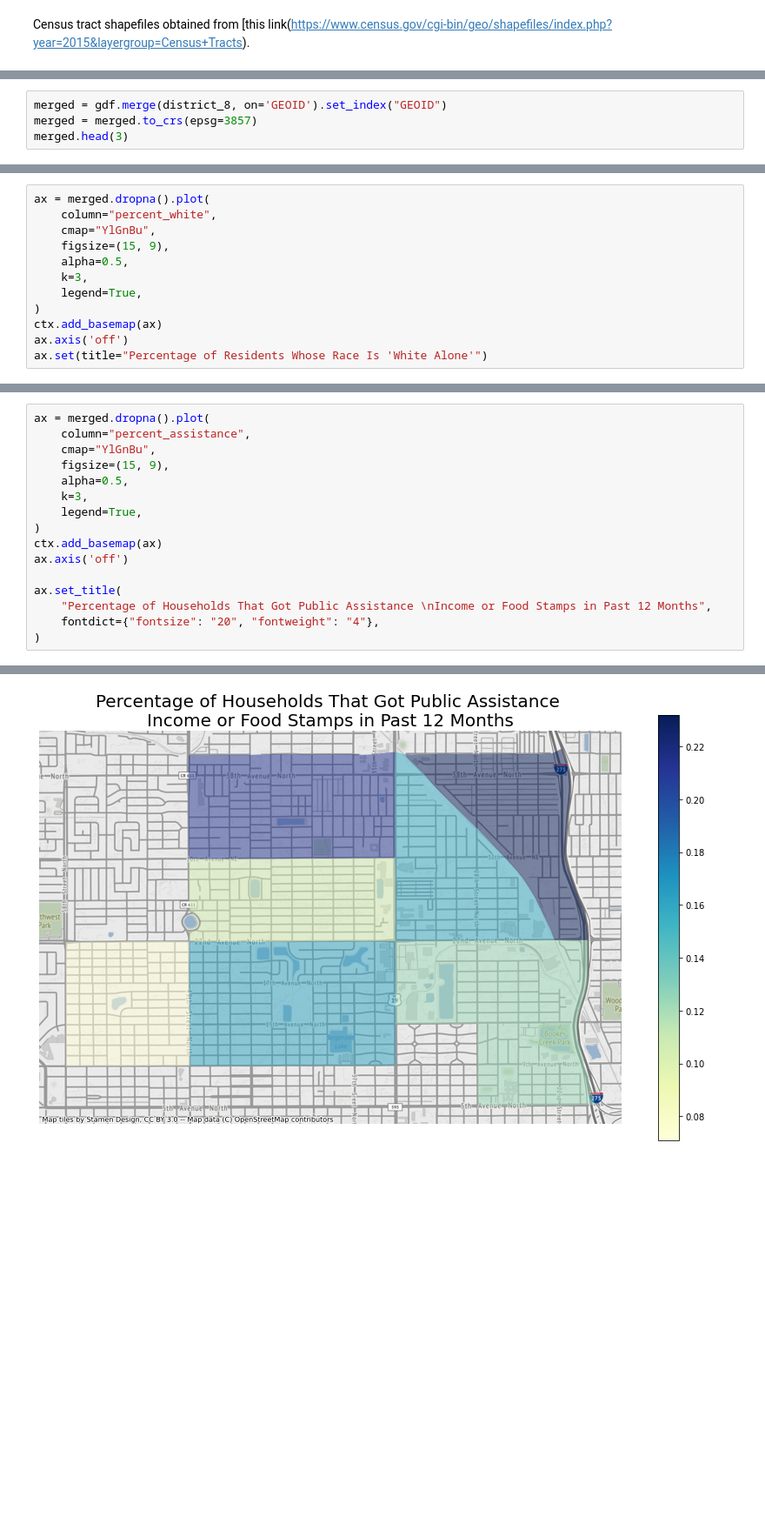
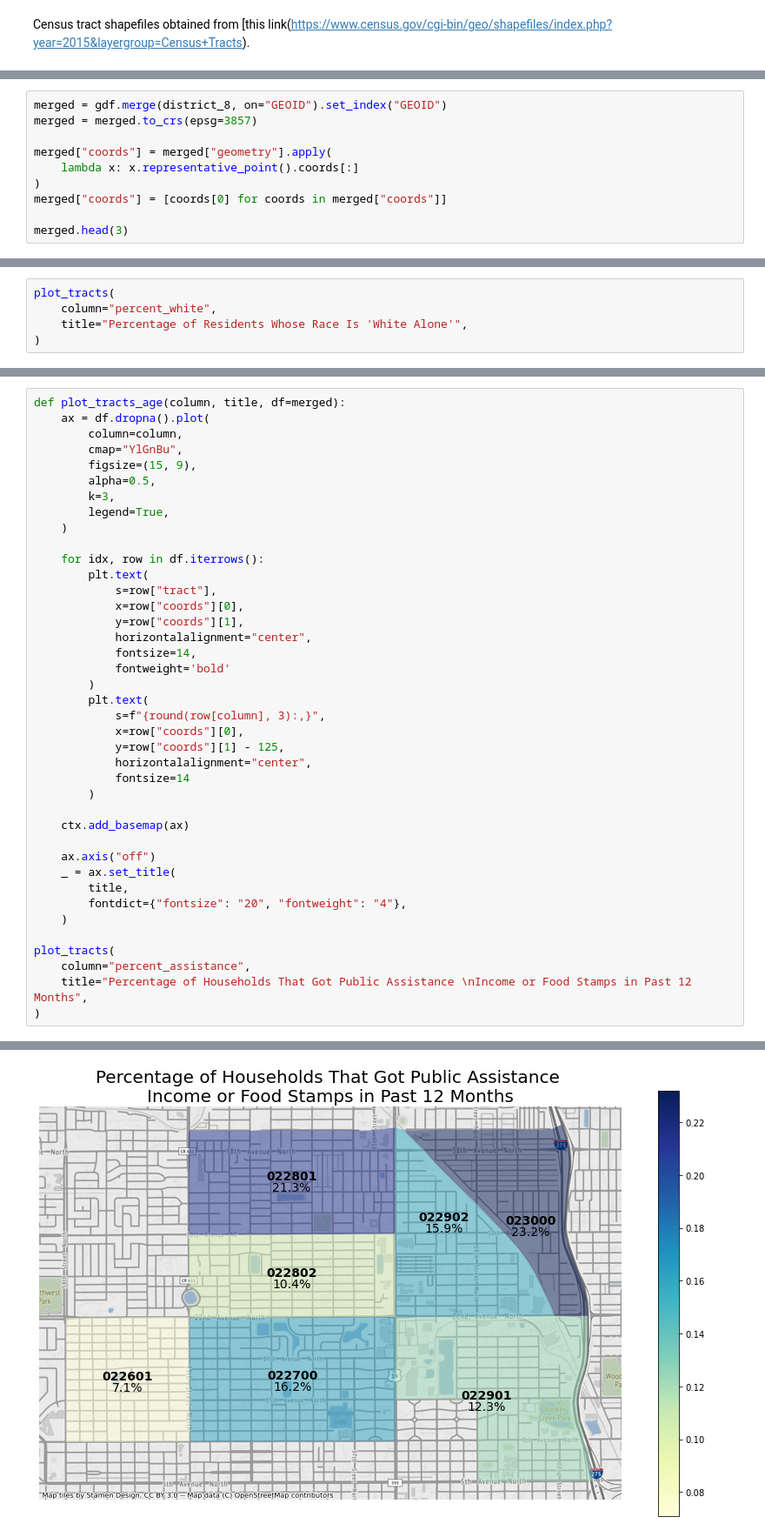
Before and after one commit to james-trimarco/district_8_demographics, a Jupyter notebook: District_8_demographics.ipynb, the cells around one changed output, grey strips where cells are left out. Shown at 87% size. Saved outputs shown, nothing was run; the diff lists cells and outputs as text; blank space fills up the shorter version.

```diff
--- a/District_8_demographics.ipynb
+++ b/District_8_demographics.ipynb
@@ -171,8 +172,14 @@ gdf[cond_dist_8].head(3)
 | 1466 | 12103022700 | POLYGON ((-82.69999 27.78817, -82... |
 | 1469 | 12103022802 | POLYGON ((-82.70004 27.79909, -82... |
 # %%
-merged = gdf.merge(district_8, on='GEOID').set_index("GEOID")
+merged = gdf.merge(district_8, on="GEOID").set_index("GEOID")
 merged = merged.to_crs(epsg=3857)
+
+merged["coords"] = merged["geometry"].apply(
+    lambda x: x.representative_point().coords[:]
+)
+merged["coords"] = [coords[0] for coords in merged["coords"]]
+
 merged.head(3)
 # %% [output]
 |  | geometry | index | B25001_001E | B01002_001E | B25001_001M | B02001_001E | B02001_002E | B02001_003E | ... |
@@ -221,13 +241,6 @@ Text(0.5, 1.0, 'Percentage of Residents Born in the United States')
 # %%
-ax = merged.dropna().plot(
+plot_tracts(
     column="percent_white",
-    cmap="YlGnBu",
-    figsize=(15, 9),
-    alpha=0.5,
-    k=3,
-    legend=True,
+    title="Percentage of Residents Whose Race Is 'White Alone'",
 )
-ctx.add_basemap(ax)
-ax.axis('off')
-ax.set(title="Percentage of Residents Whose Race Is 'White Alone'")
 # %% [output]
@@ -236,17 +248,41 @@ ax.set(title="Percentage of Residents Whose Race Is 'White Alone'")
 # %%
-ax = merged.dropna().plot(
+def plot_tracts_age(column, title, df=merged):
+    ax = df.dropna().plot(
+        column=column,
+        cmap="YlGnBu",
+        figsize=(15, 9),
+        alpha=0.5,
+        k=3,
+        legend=True,
+    )
+
+    for idx, row in df.iterrows():
+        plt.text(
+            s=row["tract"],
+            x=row["coords"][0],
+            y=row["coords"][1],
+            horizontalalignment="center",
+            fontsize=14,
+            fontweight='bold'
+        )
+        plt.text(
+            s=f"{round(row[column], 3):,}",
+            x=row["coords"][0],
+            y=row["coords"][1] - 125,
+            horizontalalignment="center",
+            fontsize=14
+        )
+
+    ctx.add_basemap(ax)
+
+    ax.axis("off")
+    _ = ax.set_title(
+        title,
+        fontdict={"fontsize": "20", "fontweight": "4"},
+    )
+
+plot_tracts(
     column="percent_assistance",
-    cmap="YlGnBu",
-    figsize=(15, 9),
-    alpha=0.5,
-    k=3,
-    legend=True,
+    title="Percentage of Households That Got Public Assistance \nIncome or Food Stamps in Past 12 Months",
 )
-ctx.add_basemap(ax)
-ax.axis('off')
-
-ax.set_title(
-    "Percentage of Households That Got Public Assistance \nIncome or Food Stamps in Past 12 Months",
-    fontdict={"fontsize": "20", "fontweight": "4"},
-)
 # %% [output]
@@ -254 +289 @@ Text(0.5, 1.0, 'Percentage of Households That Got Public Assistance \nIncome or
-[figure, old version]
+[figure, new version]
```
Also changed, not shown: parts of 13 cells of this notebook, 1 other file.
